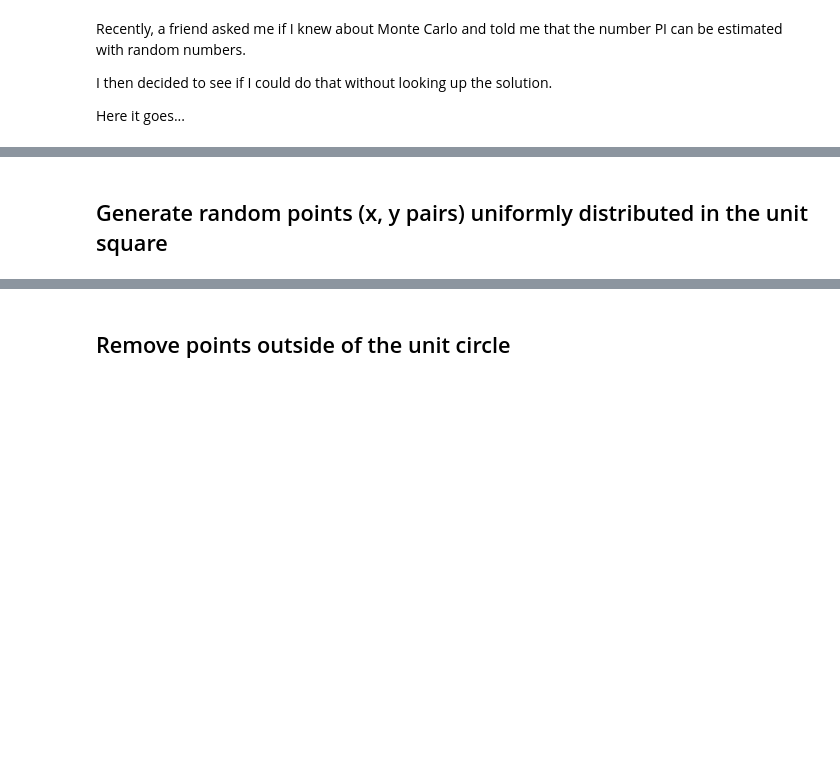
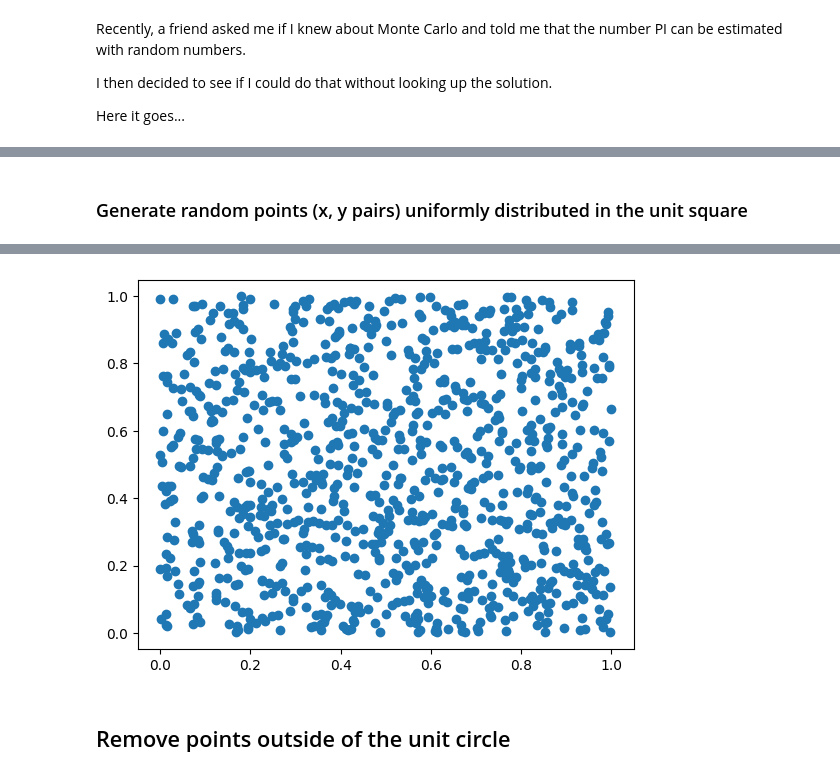
Before and after one commit to furkan/pi-carlo, a Jupyter notebook: pi_carlo.ipynb, the cells around one changed output, grey strips where cells are left out. Saved outputs shown, nothing was run; the diff lists cells and outputs as text; code cells hidden in the pictures; blank space fills up the shorter version.

Commit message:
FIX: plots in notebook (#2)
* FIX: plots in notebook

* ADD: results

```diff
--- a/pi_carlo.ipynb
+++ b/pi_carlo.ipynb
@@ -25,5 +32,5 @@ rng = np.random.default_rng(seed=0)
 # %% [markdown]
-## Generate random points (x, y pairs) uniformly distributed in the unit square
+### Generate random points (x, y pairs) uniformly distributed in the unit square
 # %%
 number_of_pairs = 1_000
 
@@ -34,9 +41,8 @@ xy = rng.uniform(0, 1, number_of_pairs * 2)
 x, y = np.array_split(xy, 2)
 # %%
 def show_scatter(x, y):
-    p = figure(toolbar_location=None)
-    p.scatter(x, y)
-    show(p)
+    plt.scatter(x, y)
+    plt.show()
 
 show_scatter(x, y)
 # %% [output]
@@ -45,3 +49,4 @@ show_scatter(x, y)
+[figure, added]
 # %% [markdown]
 ## Remove points outside of the unit circle
 # %%
```
Also changed, not shown: parts of 11 cells of this notebook.
